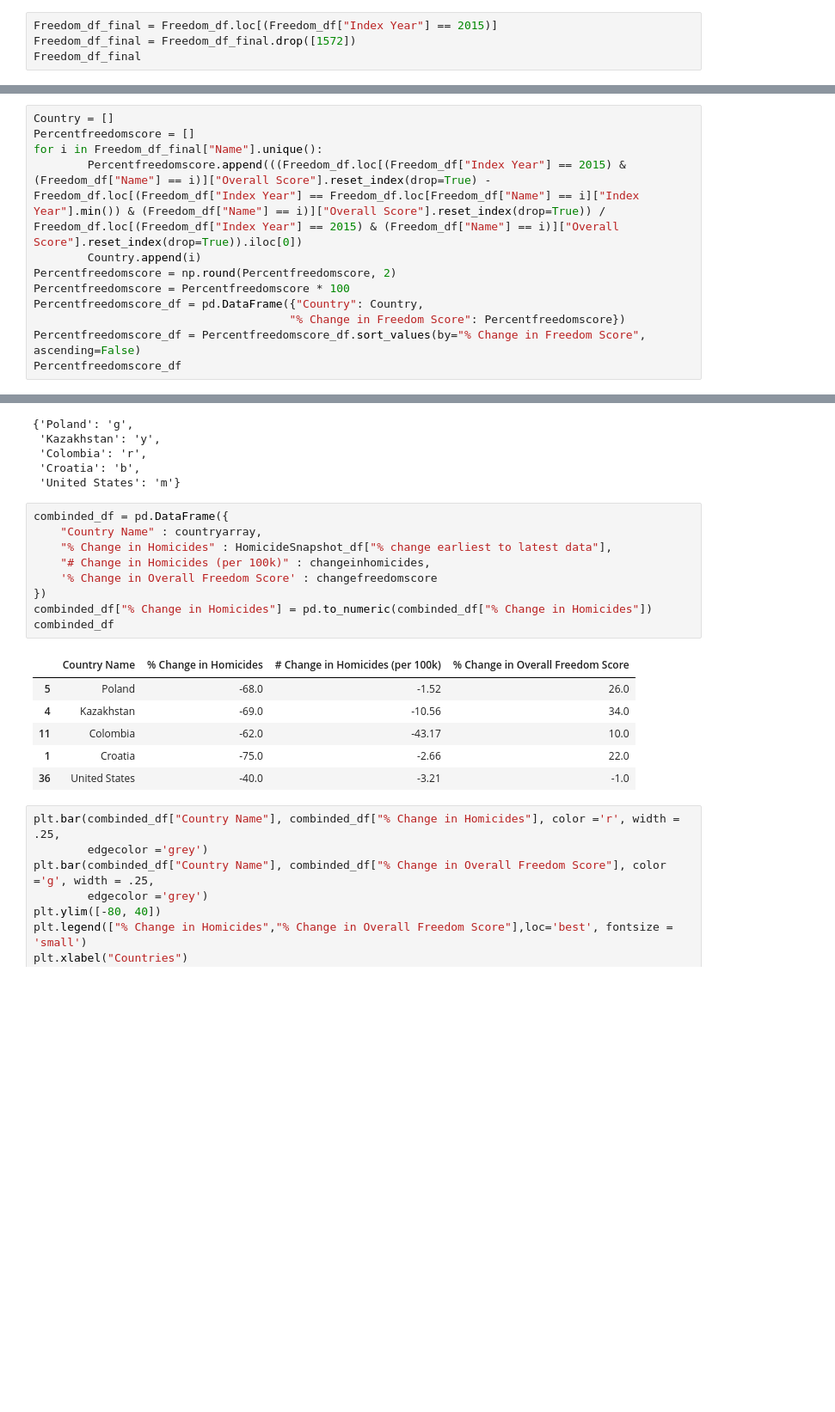
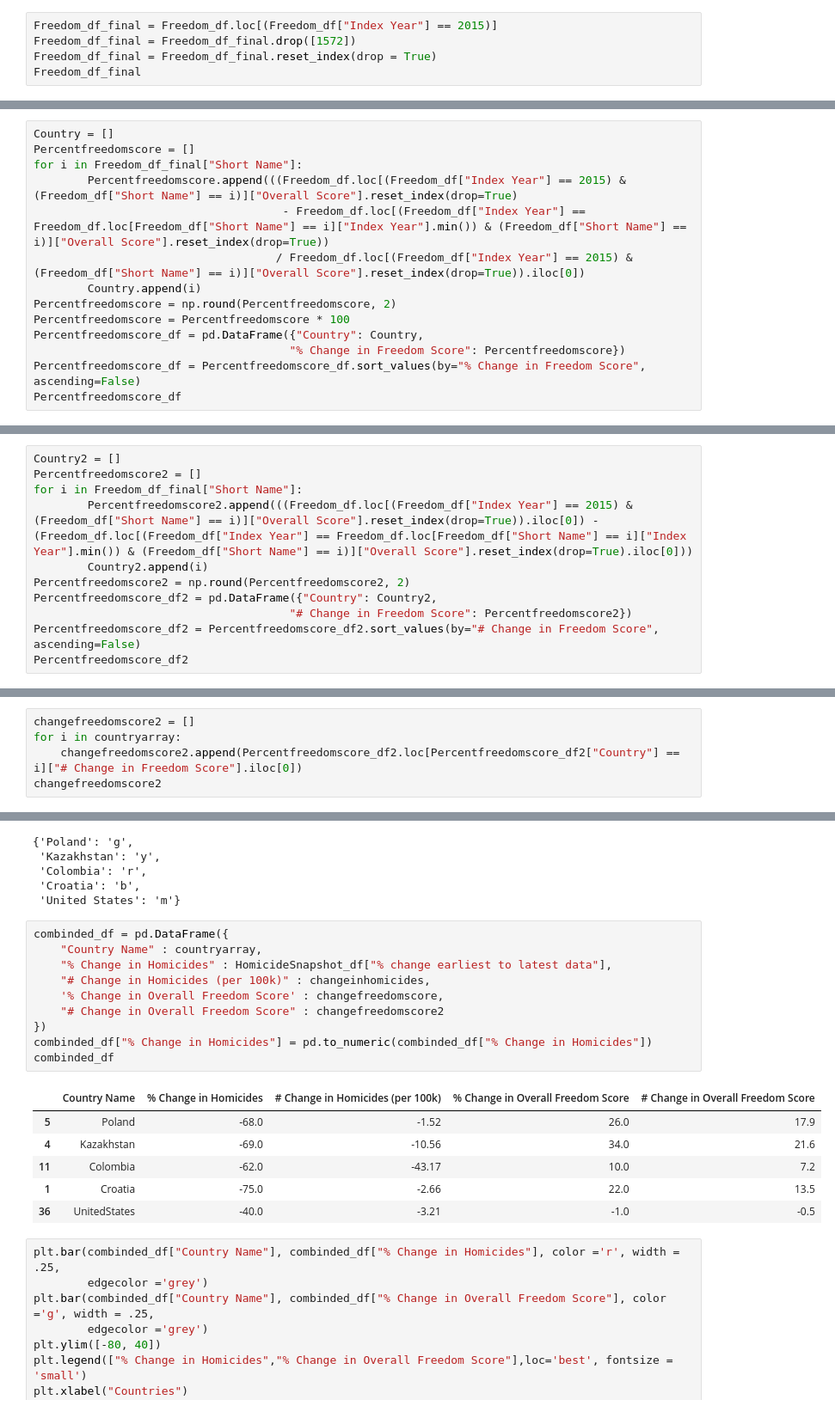
Before and after one commit to spencerjauslander/AugustProject1, a Jupyter notebook: Draft.ipynb, the cells around one changed output, grey strips where cells are left out. Shown at 86% size. Drawn from its saved outputs; the diff is of its cells as text; blank space fills up the shorter version.

```diff
--- a/Draft.ipynb
+++ b/Draft.ipynb
@@ -100,6 +100,7 @@ Freedom_df
 # %%
 Freedom_df_final = Freedom_df.loc[(Freedom_df["Index Year"] == 2015)]
 Freedom_df_final = Freedom_df_final.drop([1572])
+Freedom_df_final = Freedom_df_final.reset_index(drop = True)
 Freedom_df_final
 # %% [output]
 |  | Id | Name | Short Name | ISO Code | Index Year | Overall Score | Property Rights | ... |
@@ -118,8 +119,10 @@ Freedom_df_final
 # %%
 Country = []
 Percentfreedomscore = []
-for i in Freedom_df_final["Name"].unique():
-        Percentfreedomscore.append(((Freedom_df.loc[(Freedom_df["Index Year"] == 2015) & (Freedom_df["Name"] == i)]["Overall Score"].reset_index(drop=True) - Freedom_df.loc[(Freedom_df["Index Year"] == Freedom_df.loc[Freedom_df["Name"] == i]["Index Year"].min()) & (Freedom_df["Name"] == i)]["Overall Score"].reset_index(drop=True)) / Freedom_df.loc[(Freedom_df["Index Year"] == 2015) & (Freedom_df["Name"] == i)]["Overall Score"].reset_index(drop=True)).iloc[0])
+for i in Freedom_df_final["Short Name"]:
+        Percentfreedomscore.append(((Freedom_df.loc[(Freedom_df["Index Year"] == 2015) & (Freedom_df["Short Name"] == i)]["Overall Score"].reset_index(drop=True)
+                                     - Freedom_df.loc[(Freedom_df["Index Year"] == Freedom_df.loc[Freedom_df["Short Name"] == i]["Index Year"].min()) & (Freedom_df["Short Name"] == i)]["Overall Score"].reset_index(drop=True))
+                                    / Freedom_df.loc[(Freedom_df["Index Year"] == 2015) & (Freedom_df["Short Name"] == i)]["Overall Score"].reset_index(drop=True)).iloc[0])
         Country.append(i)
 Percentfreedomscore = np.round(Percentfreedomscore, 2)
 Percentfreedomscore = Percentfreedomscore * 100
@@ -141,3 +144,14 @@ Percentfreedomscore_df
 | 3 | Argentina | -54.0 |
 | 171 | Venezuela | -74.0 |
 177 rows × 2 columns
+# %%
+Country2 = []
+Percentfreedomscore2 = []
+for i in Freedom_df_final["Short Name"]:
+        Percentfreedomscore2.append(((Freedom_df.loc[(Freedom_df["Index Year"] == 2015) & (Freedom_df["Short Name"] == i)]["Overall Score"].reset_index(drop=True)).iloc[0]) - (Freedom_df.loc[(Freedom_df["Index Year"] == Freedom_df.loc[Freedom_df["Short Name"] == i]["Index Year"].min()) & (Freedom_df["Short Name"] == i)]["Overall Score"].reset_index(drop=True).iloc[0]))
+        Country2.append(i)
+Percentfreedomscore2 = np.round(Percentfreedomscore2, 2)
+Percentfreedomscore_df2 = pd.DataFrame({"Country": Country2,
+                                      "# Change in Freedom Score": Percentfreedomscore2})
+Percentfreedomscore_df2 = Percentfreedomscore_df2.sort_values(by="# Change in Freedom Score", ascending=False)
+Percentfreedomscore_df2
@@ -200,3 +228,8 @@ for i in countryarray:
 changefreedomscore
 # %% [output]
 [26.0, 34.0, 10.0, 22.0, -1.0]
+# %%
+changefreedomscore2 = []
+for i in countryarray:
+    changefreedomscore2.append(Percentfreedomscore_df2.loc[Percentfreedomscore_df2["Country"] == i]["# Change in Freedom Score"].iloc[0])
+changefreedomscore2
@@ -216,19 +251,20 @@ colordict
 # %%
 combinded_df = pd.DataFrame({
     "Country Name" : countryarray,
     "% Change in Homicides" : HomicideSnapshot_df["% change earliest to latest data"],
     "# Change in Homicides (per 100k)" : changeinhomicides,
-    '% Change in Overall Freedom Score' : changefreedomscore
+    '% Change in Overall Freedom Score' : changefreedomscore,
+    "# Change in Overall Freedom Score" : changefreedomscore2
 })
 combinded_df["% Change in Homicides"] = pd.to_numeric(combinded_df["% Change in Homicides"])
 combinded_df
 # %% [output]
-|  | Country Name | % Change in Homicides | # Change in Homicides (per 100k) | % Change in Overall Freedom Score |
-| 5 | Poland | -68.0 | -1.52 | 26.0 |
-| 4 | Kazakhstan | -69.0 | -10.56 | 34.0 |
-| 11 | Colombia | -62.0 | -43.17 | 10.0 |
-| 1 | Croatia | -75.0 | -2.66 | 22.0 |
-| 36 | United States | -40.0 | -3.21 | -1.0 |
+|  | Country Name | % Change in Homicides | # Change in Homicides (per 100k) | % Change in Overall Freedom Score | # Change in Overall Freedom Score |
+| 5 | Poland | -68.0 | -1.52 | 26.0 | 17.9 |
+| 4 | Kazakhstan | -69.0 | -10.56 | 34.0 | 21.6 |
+| 11 | Colombia | -62.0 | -43.17 | 10.0 | 7.2 |
+| 1 | Croatia | -75.0 | -2.66 | 22.0 | 13.5 |
+| 36 | UnitedStates | -40.0 | -3.21 | -1.0 | -0.5 |
 # %%
 plt.bar(combinded_df["Country Name"], combinded_df["% Change in Homicides"], color ='r', width = .25,
         edgecolor ='grey')
```
Also changed, not shown: parts of 6 cells of this notebook, 2 other files.
